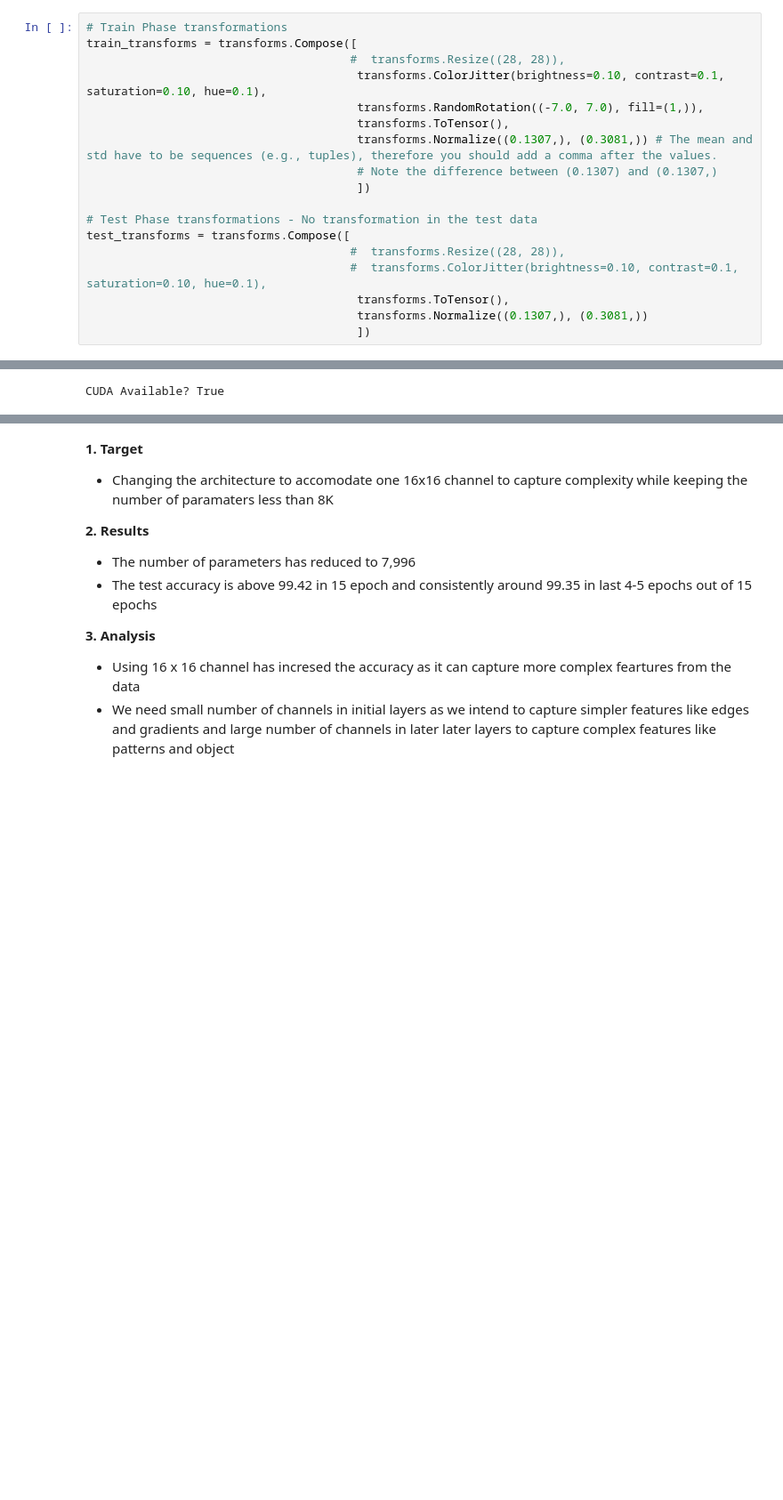
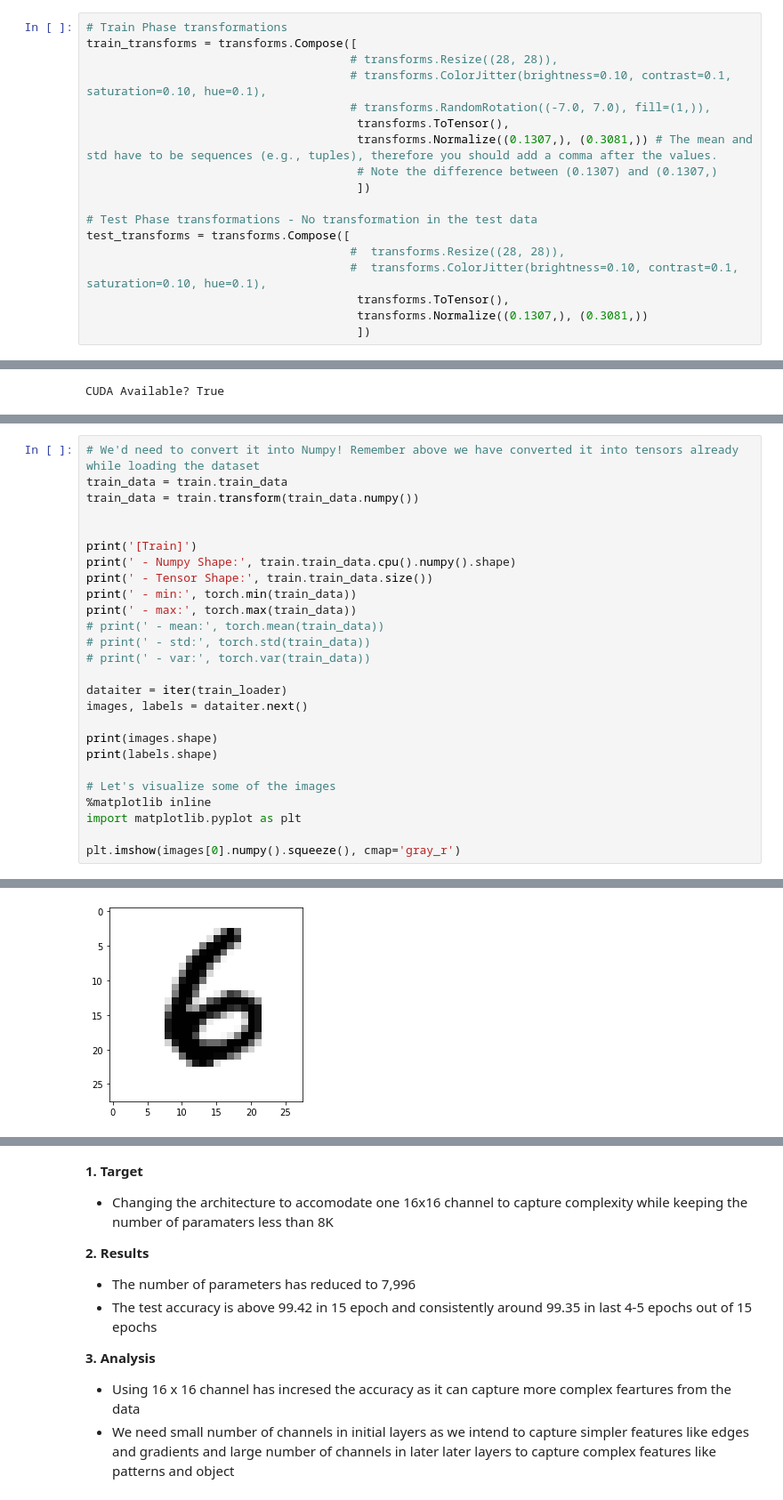
Before and after one commit to ckgpeace/EVA5B2, a Jupyter notebook: S6/Session6_1.ipynb, the cells around one changed output, grey strips where cells are left out. Shown: that part at 89% size. Drawn from its saved outputs; the diff is of its cells as text; blank space fills up the shorter version.

```diff
--- a/S6/Session6_1.ipynb
+++ b/S6/Session6_1.ipynb
@@ -16,9 +16,9 @@ We first start with defining our data transformations. We need to think what our
 # %%
 # Train Phase transformations
 train_transforms = transforms.Compose([
-                                      #  transforms.Resize((28, 28)),
-                                       transforms.ColorJitter(brightness=0.10, contrast=0.1, saturation=0.10, hue=0.1),
-                                       transforms.RandomRotation((-7.0, 7.0), fill=(1,)),
+                                      # transforms.Resize((28, 28)),
+                                      # transforms.ColorJitter(brightness=0.10, contrast=0.1, saturation=0.10, hue=0.1),
+                                      # transforms.RandomRotation((-7.0, 7.0), fill=(1,)),
                                        transforms.ToTensor(),
                                        transforms.Normalize((0.1307,), (0.3081,)) # The mean and std have to be sequences (e.g., tuples), therefore you should add a comma after the values.
                                        # Note the difference between (0.1307) and (0.1307,)
@@ -63,0 +66,27 @@ CUDA Available? True
+# %%
+# We'd need to convert it into Numpy! Remember above we have converted it into tensors already while loading the dataset
+train_data = train.train_data
+train_data = train.transform(train_data.numpy())
+
+
+print('[Train]')
+print(' - Numpy Shape:', train.train_data.cpu().numpy().shape)
+print(' - Tensor Shape:', train.train_data.size())
+print(' - min:', torch.min(train_data))
+print(' - max:', torch.max(train_data))
+# print(' - mean:', torch.mean(train_data))
+# print(' - std:', torch.std(train_data))
+# print(' - var:', torch.var(train_data))
+
+dataiter = iter(train_loader)
+images, labels = dataiter.next()
+
+print(images.shape)
+print(labels.shape)
+
+# Let's visualize some of the images
+%matplotlib inline
+import matplotlib.pyplot as plt
+
+plt.imshow(images[0].numpy().squeeze(), cmap='gray_r')
+# %% [output]
@@ -63,0 +101 @@ CUDA Available? True
+[figure, added]
```
Also changed, not shown: parts of 19 cells of this notebook.
